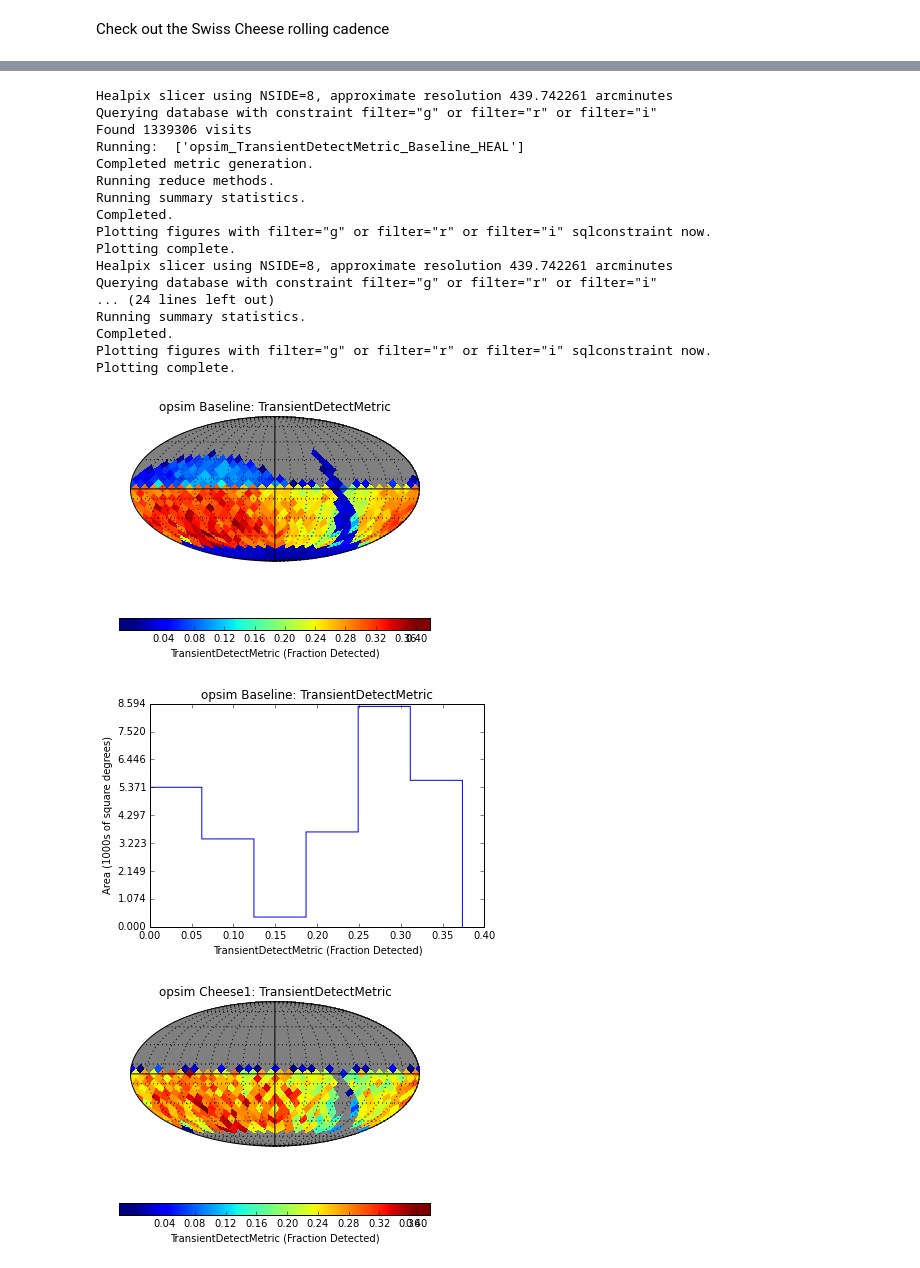
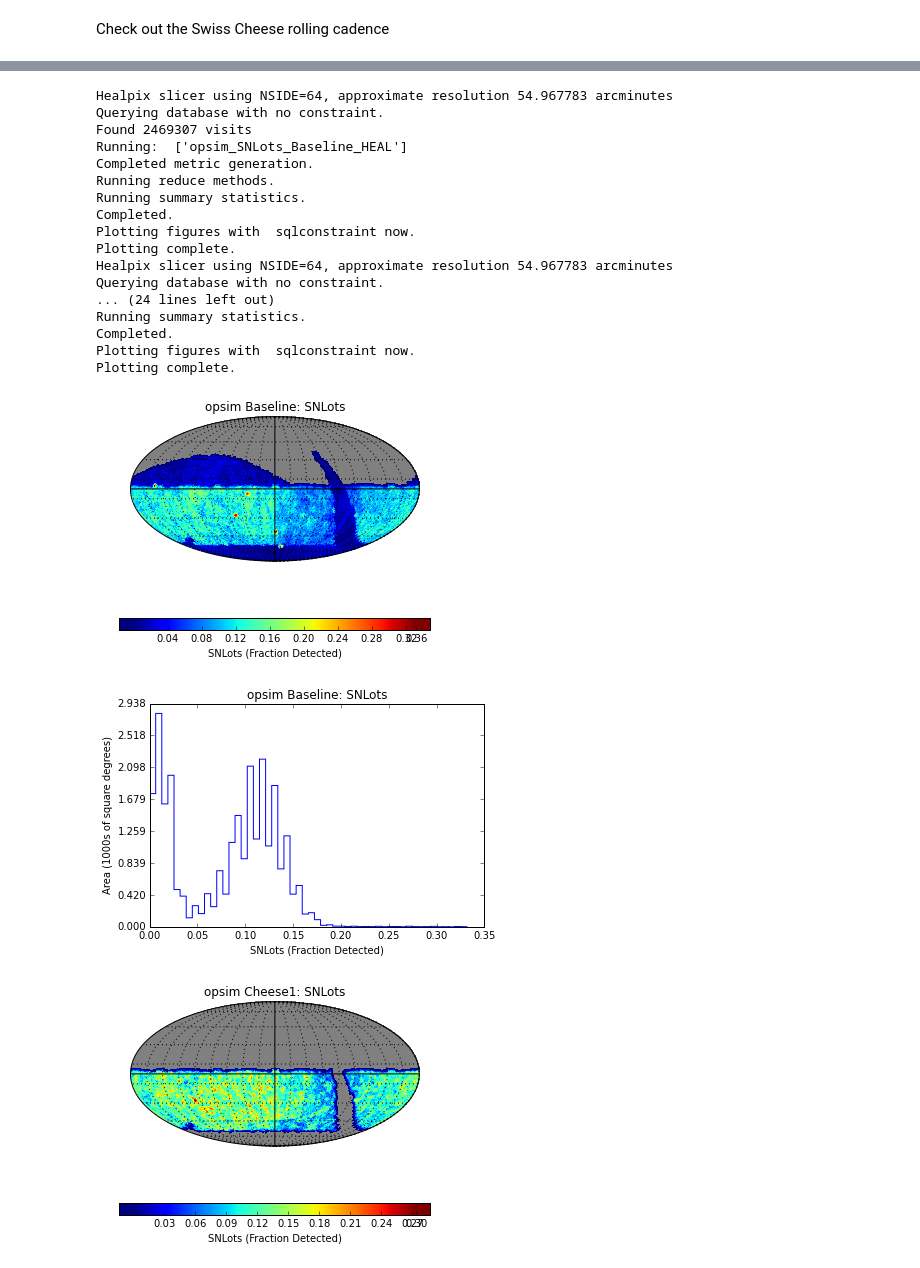
Before and after one commit to yoachim/ScratchStuff, a Jupyter notebook: notebooks/CheeseCheck.ipynb, the cells around one changed output, grey strips where cells are left out. Cells and saved outputs as stored; diff of their text form; code cells hidden in the pictures.

```diff
--- a/notebooks/CheeseCheck.ipynb
+++ b/notebooks/CheeseCheck.ipynb
@@ -122,45 +123,54 @@ Cheese_no_restart,dithered 0.391704000067
 # %%
 # Try out demanding to observations in g,r,or i
-peaks = {'uPeak':35, 'gPeak':20, 'rPeak':20, 'iPeak':20, 'zPeak':35, 'yPeak':35}
-sql = 'filter="g" or filter="r" or filter="i"'
+#peaks = {'uPeak':35, 'gPeak':20, 'rPeak':20, 'iPeak':20, 'zPeak':35, 'yPeak':35}
+#sql = 'filter="g" or filter="r" or filter="i"'
+sql = ''
 allBundles = []
+summaryMetrics=[metrics.SumMetric()]
+peaks = {'uPeak':25.9, 'gPeak':23.6, 'rPeak':22.6, 'iPeak':22.7, 'zPeak':22.7,'yPeak':22.8}
+peakTime = 15.
+transDuration = peakTime+30. # Days
 for runName in runList:
     # Set up the database connection
     opsdb = db.OpsimDatabase(dbDir+runName+'_sqlite.db')
     md = runDict[runName]
-    metric = metrics.TransientMetric(transDuration=20., peakTime=10., nPrePeak=2, nFilters=2,
-                                     **peaks)
+    #metric = metrics.TransientMetric(transDuration=20., peakTime=10., nPrePeak=2, nFilters=2,
+    #                                 nPerLC=3, **peaks)
+    metric = metrics.TransientMetric(riseSlope= -2./peakTime, declineSlope=1.4/30.0,
+                                     transDuration=transDuration, peakTime=peakTime,
+                                     nFilters=3, nPrePeak=3, nPerLC=2,
+                                     metricName='SNLots',nPhaseCheck=3,**peaks)
     bundleList = []
     plotDict = {'cmap':'jet'}
-    slicer=slicers.HealpixSlicer(lonCol='ditheredRA', latCol='ditheredDec', nside=8)
+    slicer=slicers.HealpixSlicer(lonCol='ditheredRA', latCol='ditheredDec', nside=64)
 
     bundle = metricBundles.MetricBundle(metric,slicer,sql, plotDict=plotDict,
                                         metadata=md, plotFuncs=plotList,
                                         summaryMetrics=summaryMetrics)
     bundleList.append(bundle)
     allBundles.append(bundle)
     bundleDict = metricBundles.makeBundlesDictFromList(bundleList)
     bgroup = metricBundles.MetricBundleGroup(bundleDict, opsdb, outDir=outDir, resultsDb=resultsDb)
     bgroup.runAll()
     bgroup.plotAll(closefigs=False)
 # %% [output]
-Healpix slicer using NSIDE=8, approximate resolution 439.742261 arcminutes
-Querying database with constraint filter="g" or filter="r" or filter="i"
-Found 1339306 visits
-Running:  ['opsim_TransientDetectMetric_Baseline_HEAL']
+Healpix slicer using NSIDE=64, approximate resolution 54.967783 arcminutes
+Querying database with no constraint.
+Found 2469307 visits
+Running:  ['opsim_SNLots_Baseline_HEAL']
 Completed metric generation.
 Running reduce methods.
 Running summary statistics.
 Completed.
-Plotting figures with filter="g" or filter="r" or filter="i" sqlconstraint now.
+Plotting figures with  sqlconstraint now.
 Plotting complete.
-Healpix slicer using NSIDE=8, approximate resolution 439.742261 arcminutes
-Querying database with constraint filter="g" or filter="r" or filter="i"
+Healpix slicer using NSIDE=64, approximate resolution 54.967783 arcminutes
+Querying database with no constraint.
 ... (24 lines left out)
 Running summary statistics.
 Completed.
-Plotting figures with filter="g" or filter="r" or filter="i" sqlconstraint now.
+Plotting figures with  sqlconstraint now.
 Plotting complete.
-[figure, old version]
+[figure, new version]
-[figure, old version]
+[figure, new version]
-[figure, old version]
+[figure, new version]
```
Also changed, not shown: parts of 6 cells of this notebook.
